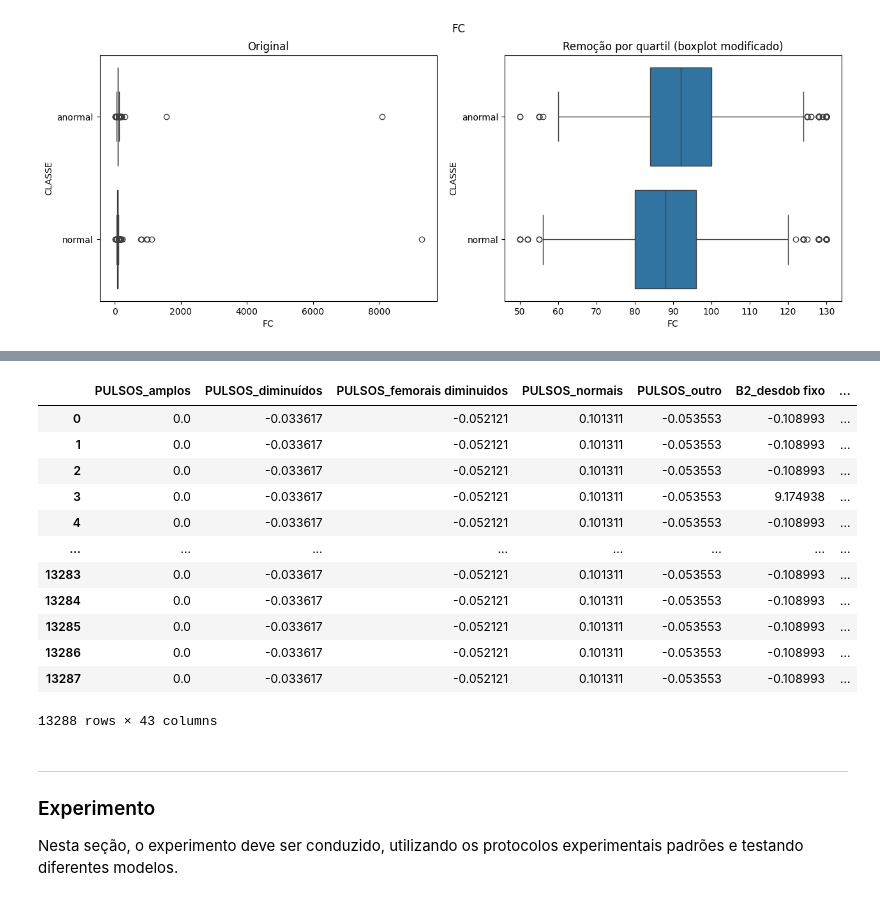
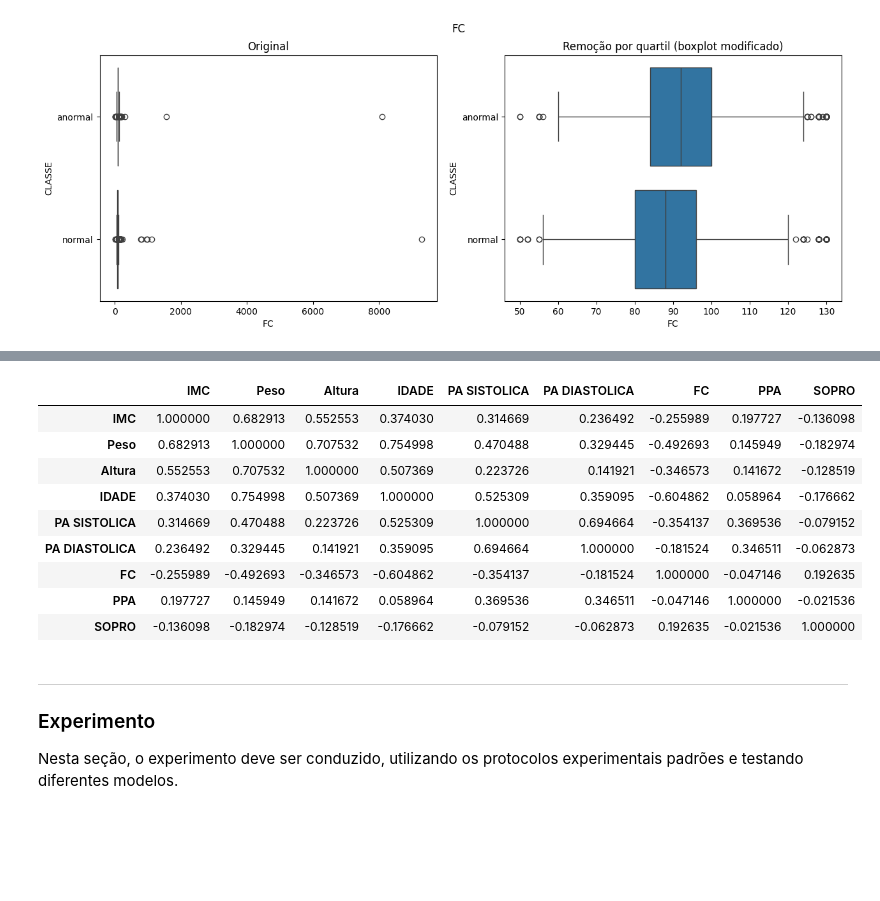
Before and after one commit to lauranaomiseto/projeto-AM, a Jupyter notebook: main.ipynb, the cells around one changed output, grey strips where cells are left out. Drawn from its saved outputs; the diff is of its cells as text; code cells hidden in the pictures; blank space fills up the shorter version.

```diff
--- a/main.ipynb
+++ b/main.ipynb
@@ -485,7 +456,0 @@ Relação de atributos e porcentagem de nulos:
-# %%
-# ADOÇÃO DOS MELHORES IMPUTERS
-
-df_train[col_numerica] = df_imputed_knn_5
-df_train[col_categorica] = df_imputed_moda
-
-analise_valores_faltantes(df_train)
@@ -511,3 +457,13 @@ Relação de atributos e porcentagem de nulos:
+# %%
+# ADOÇÃO DOS MELHORES IMPUTERS
+
+# TREINO
+df_train[col_numerica] = df_train_imputed_5nn
+df_train[col_categorica] = df_imputed_moda
+
+# TESTE
+df_test[col_numerica] = pd.DataFrame(imputador_5nn.transform(df_test[col_numerica]), columns=col_numerica)
+df_test[col_categorica] = pd.DataFrame(imputador_moda.transform(df_test[col_categorica]), columns=col_categorica)
 # %%
 # EXLUIR DUPLICATAS (mesmos valores de atributos e mesma classifiação)
 
@@ -671,31 +487,36 @@ display(df_encoded_ordinal)
 # %%
+# TRANSFORMÇÃO SIMBÓLICO-NUMÉRICO
 
+# TREINO
+df_train_encoded_nominal = pd.DataFrame(codificador_hotOne.transform(df_train[col_nominal]), columns=codificador_hotOne.get_feature_names_out(col_nominal))
 # A ordem será alterada, para mantermos a classe no final ela vai ser separada temporariamente
 classes = df_train.iloc[:, -1]
-df_train = df_train.drop(columns=['CLASSE', col_nominal])
-
-print(df_train.columns)
-
+df_train = df_train.drop(columns=["CLASSE", "PULSOS", "B2", "HDA 1", "SEXO", "MOTIVO1", "MOTIVO2"])
 # É adicionada novamente a coluna da classe
+df_train = pd.concat([df_train, df_train_encoded_nominal], axis=1)
 df_train = pd.concat([df_train, classes], axis=1)
 
-df_train[col_ordinal] = df_encoded_ordinal
+df_train[col_ordinal] = pd.DataFrame(codificador_ordinal.transform(df_train[col_ordinal]), columns=col_ordinal)
+
+
+# TESTE
+df_test_encoded_nominal = pd.DataFrame(codificador_hotOne.transform(df_test[col_nominal]), columns=codificador_hotOne.get_feature_names_out(col_nominal))
+df_test = df_test.drop(columns=["PULSOS", "B2", "HDA 1", "SEXO", "MOTIVO1", "MOTIVO2"])
+df_test = pd.concat([df_test, df_test_encoded_nominal], axis=1)
+
+df_test[col_ordinal] = pd.DataFrame(codificador_ordinal.transform(df_test[col_ordinal]), columns=col_ordinal)
-# %%
-# NORMALIZAR ATRIBUTOS
-
-df_train = normalizar(df_train, True)
-display(df_train)
-# %% [output]
-|  | PULSOS_amplos | PULSOS_diminuídos | PULSOS_femorais diminuidos | PULSOS_normais | PULSOS_outro | B2_desdob fixo | ... |
-| 0 | 0.0 | -0.033617 | -0.052121 | 0.101311 | -0.053553 | -0.108993 | ... |
-| 1 | 0.0 | -0.033617 | -0.052121 | 0.101311 | -0.053553 | -0.108993 | ... |
-| 2 | 0.0 | -0.033617 | -0.052121 | 0.101311 | -0.053553 | -0.108993 | ... |
-| 3 | 0.0 | -0.033617 | -0.052121 | 0.101311 | -0.053553 | 9.174938 | ... |
-| 4 | 0.0 | -0.033617 | -0.052121 | 0.101311 | -0.053553 | -0.108993 | ... |
-| ... | ... | ... | ... | ... | ... | ... | ... |
-| 13283 | 0.0 | -0.033617 | -0.052121 | 0.101311 | -0.053553 | -0.108993 | ... |
-| 13284 | 0.0 | -0.033617 | -0.052121 | 0.101311 | -0.053553 | -0.108993 | ... |
-| 13285 | 0.0 | -0.033617 | -0.052121 | 0.101311 | -0.053553 | -0.108993 | ... |
-| 13286 | 0.0 | -0.033617 | -0.052121 | 0.101311 | -0.053553 | -0.108993 | ... |
-| 13287 | 0.0 | -0.033617 | -0.052121 | 0.101311 | -0.053553 | -0.108993 | ... |
-13288 rows × 43 columns
+# %%
+# ANALISANDO CORRELAÇÃO
+
+matriz_correlacao(df_train, col_numerica+col_ordinal)
+# %% [output]
+|  | IMC | Peso | Altura | IDADE | PA SISTOLICA | PA DIASTOLICA | FC | PPA | SOPRO |
+| IMC | 1.000000 | 0.682913 | 0.552553 | 0.374030 | 0.314669 | 0.236492 | -0.255989 | 0.197727 | -0.136098 |
+| Peso | 0.682913 | 1.000000 | 0.707532 | 0.754998 | 0.470488 | 0.329445 | -0.492693 | 0.145949 | -0.182974 |
+| Altura | 0.552553 | 0.707532 | 1.000000 | 0.507369 | 0.223726 | 0.141921 | -0.346573 | 0.141672 | -0.128519 |
+| IDADE | 0.374030 | 0.754998 | 0.507369 | 1.000000 | 0.525309 | 0.359095 | -0.604862 | 0.058964 | -0.176662 |
+| PA SISTOLICA | 0.314669 | 0.470488 | 0.223726 | 0.525309 | 1.000000 | 0.694664 | -0.354137 | 0.369536 | -0.079152 |
+| PA DIASTOLICA | 0.236492 | 0.329445 | 0.141921 | 0.359095 | 0.694664 | 1.000000 | -0.181524 | 0.346511 | -0.062873 |
+| FC | -0.255989 | -0.492693 | -0.346573 | -0.604862 | -0.354137 | -0.181524 | 1.000000 | -0.047146 | 0.192635 |
+| PPA | 0.197727 | 0.145949 | 0.141672 | 0.058964 | 0.369536 | 0.346511 | -0.047146 | 1.000000 | -0.021536 |
+| SOPRO | -0.136098 | -0.182974 | -0.128519 | -0.176662 | -0.079152 | -0.062873 | 0.192635 | -0.021536 | 1.000000 |
```
Also changed, not shown: parts of 40 cells of this notebook.
